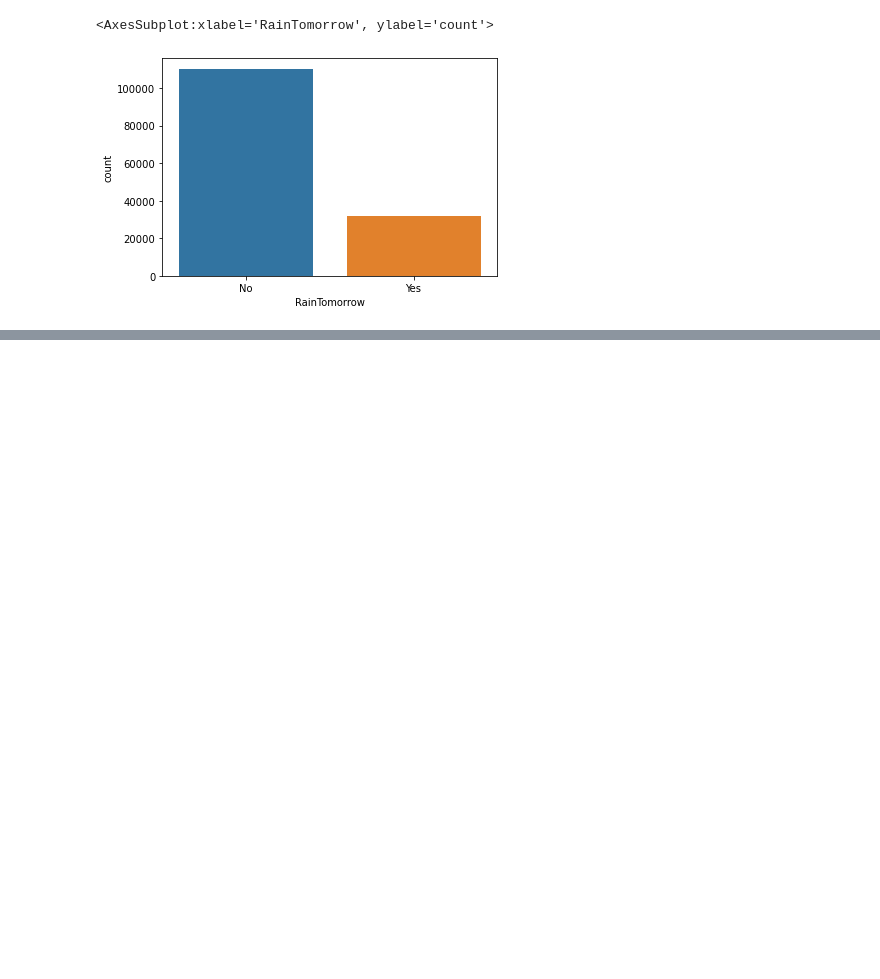
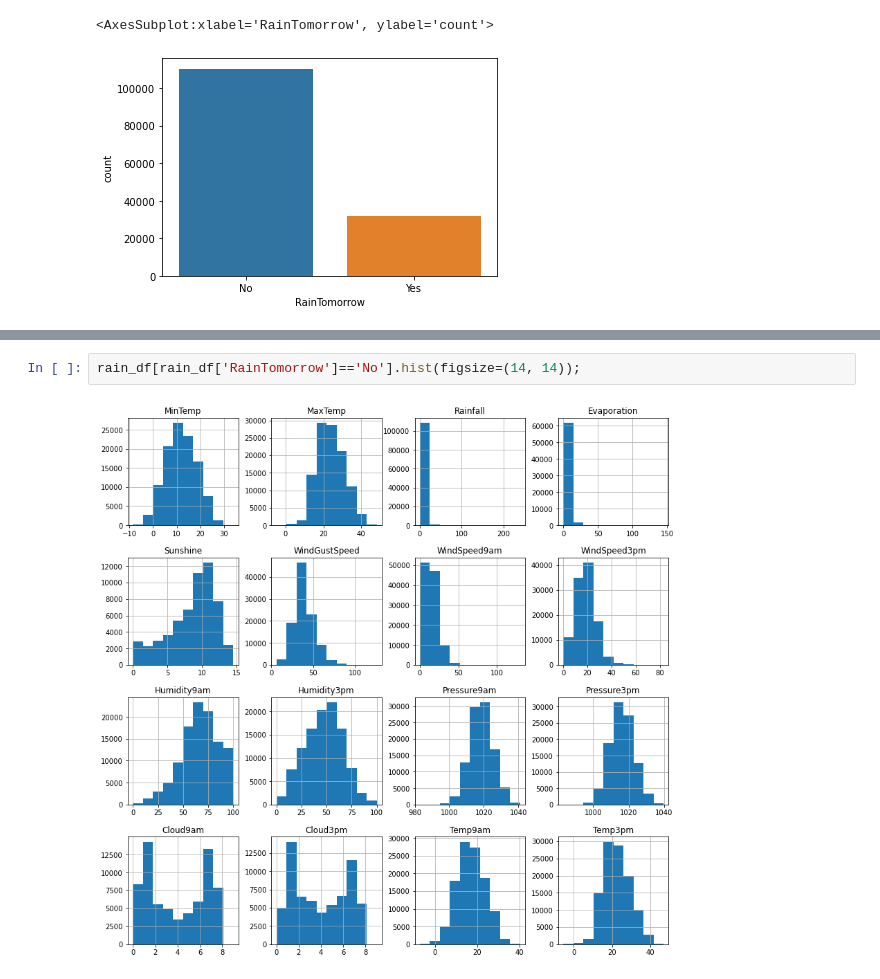
Before and after one commit to ayg15/rain-in-australia, a Jupyter notebook: Predicting Rain In Australia.ipynb, the cells around one changed output, grey strips where cells are left out. Cells and saved outputs as stored; diff of their text form; blank space fills up the shorter version.

```diff
--- a/Predicting Rain In Australia.ipynb
+++ b/Predicting Rain In Australia.ipynb
@@ -83,0 +94,4 @@ sns.countplot(x='RainTomorrow', data=rain_df)
+# %%
+rain_df[rain_df['RainTomorrow']=='No'].hist(figsize=(14, 14));
+# %% [output]
+[figure, added]
```
Also changed, not shown: parts of 2 cells of this notebook.
